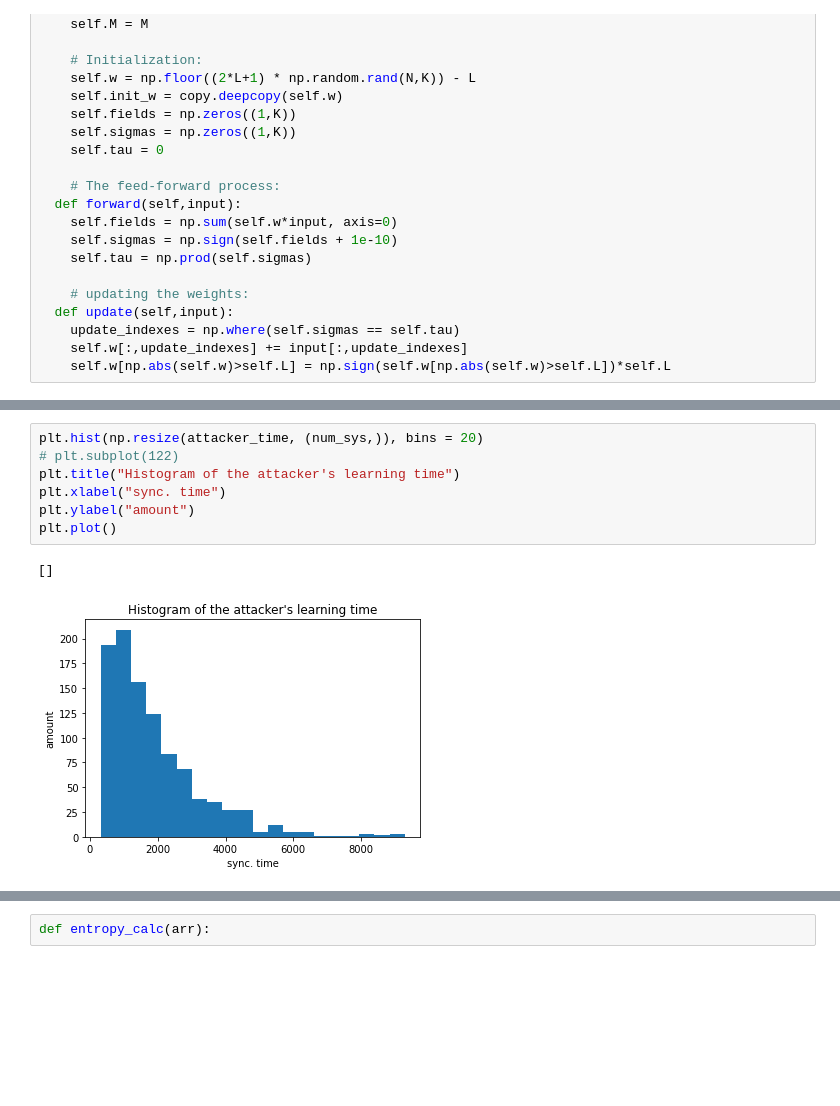
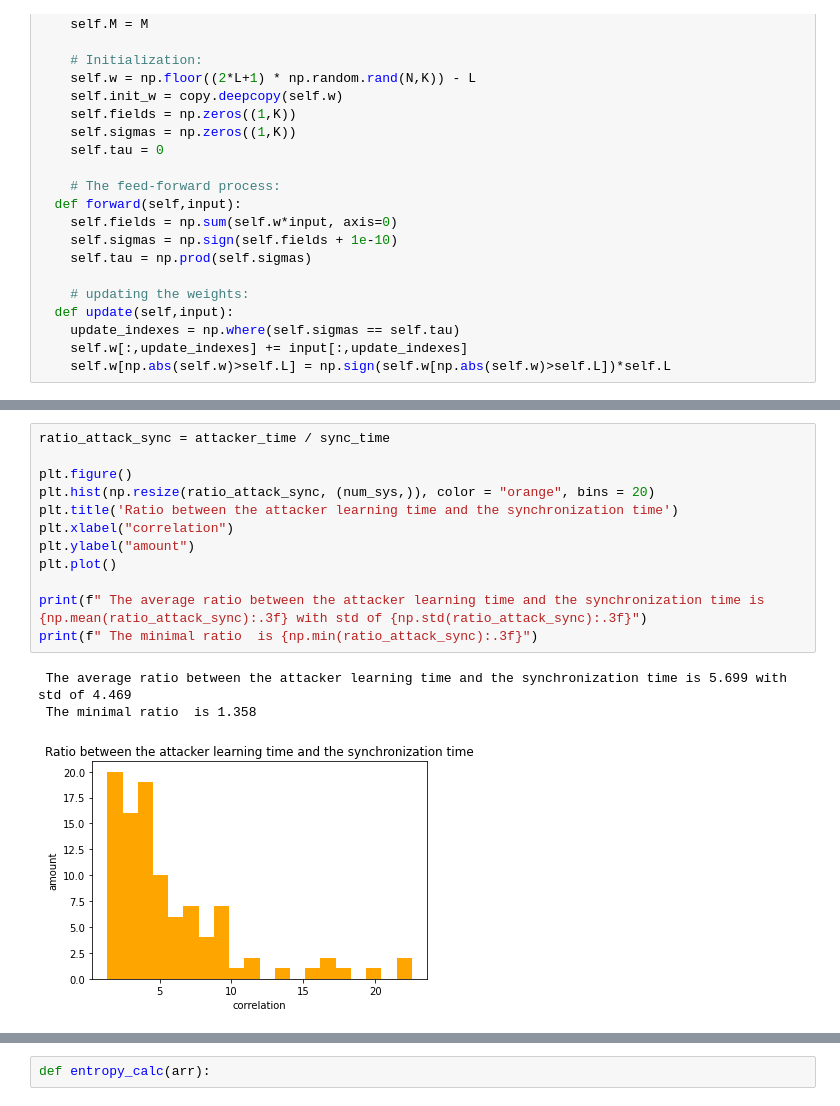
Before and after one commit to ibenoam/Neural_cryptography, a Jupyter notebook: Neural_Cryptography.ipynb, the cells around one changed output, grey strips where cells are left out. Saved outputs shown, nothing was run; the diff lists cells and outputs as text; blank space fills up the shorter version.

```diff
--- a/Neural_Cryptography.ipynb
+++ b/Neural_Cryptography.ipynb
@@ -148,10 +151,16 @@ plt.plot()
-# %%
-plt.hist(np.resize(attacker_time, (num_sys,)), bins = 20)
-# plt.subplot(122)
-plt.title("Histogram of the attacker's learning time")
-plt.xlabel("sync. time")
-plt.ylabel("amount")
-plt.plot()
-# %% [output]
-[]
-[figure, removed]
+# %%
+ratio_attack_sync = attacker_time / sync_time
+
+plt.figure()
+plt.hist(np.resize(ratio_attack_sync, (num_sys,)), color = "orange", bins = 20)
+plt.title('Ratio between the attacker learning time and the synchronization time')
+plt.xlabel("correlation")
+plt.ylabel("amount")
+plt.plot()
+
+print(f" The average ratio between the attacker learning time and the synchronization time is {np.mean(ratio_attack_sync):.3f} with std of {np.std(ratio_attack_sync):.3f}")
+print(f" The minimal ratio  is {np.min(ratio_attack_sync):.3f}")
+# %% [output]
+ The average ratio between the attacker learning time and the synchronization time is 5.699 with std of 4.469
+ The minimal ratio  is 1.358
+[figure, added]
```
Also changed, not shown: parts of 14 cells of this notebook.
